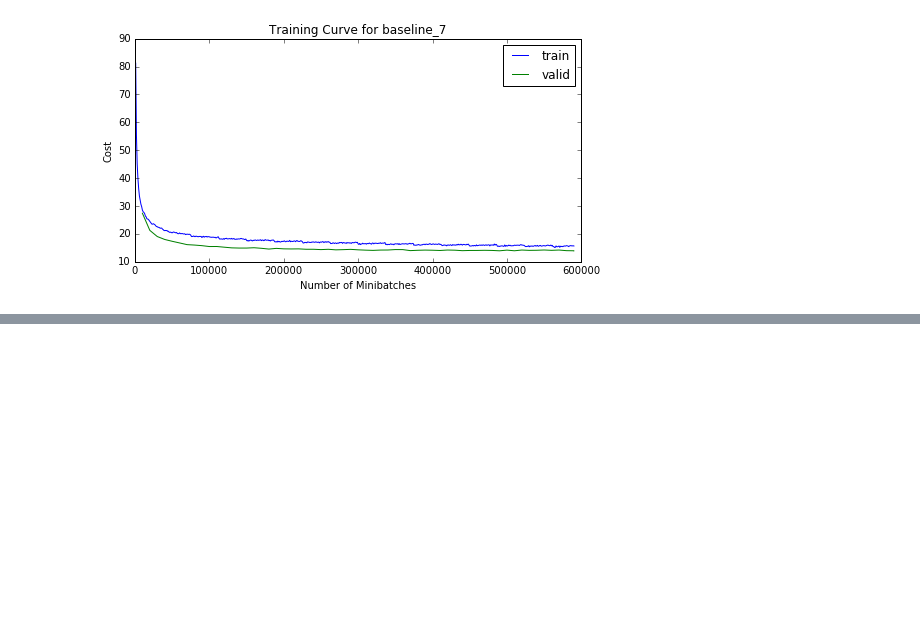
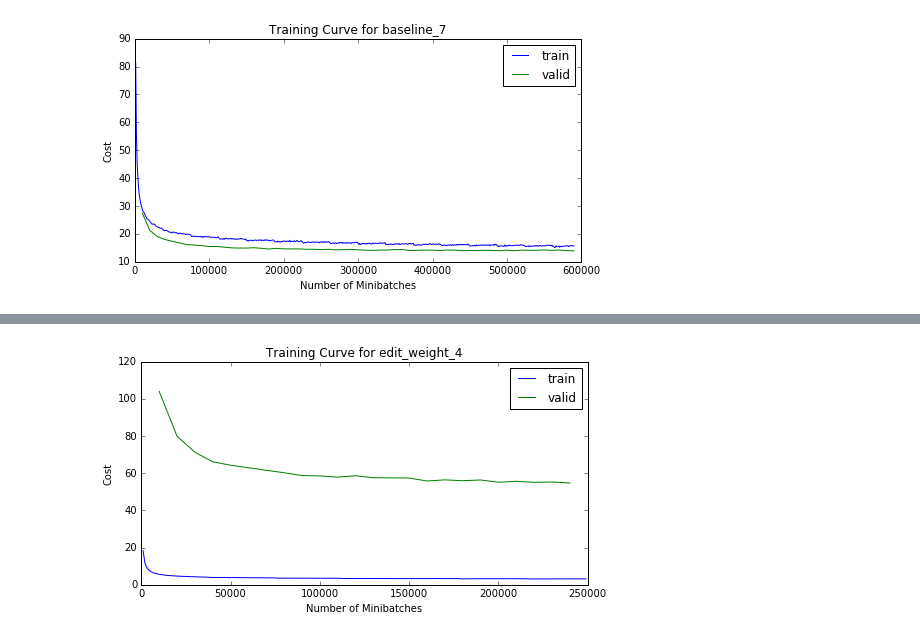
Before and after one commit to shubhaguha/MSc, a Jupyter notebook: training_progress/Plot training curves.ipynb, the cells around one changed output, grey strips where cells are left out. Saved outputs shown, nothing was run; the diff lists cells and outputs as text; code cells hidden in the pictures; blank space fills up the shorter version.

```diff
--- a/training_progress/Plot training curves.ipynb
+++ b/training_progress/Plot training curves.ipynb
@@ -62,0 +71,4 @@ plot_training_curve('baseline_7')
+# %%
+plot_training_curve('edit_weight_4')
+# %% [output]
+[figure, added]
```
Also changed, not shown: parts of 3 cells of this notebook, 16 other files.
